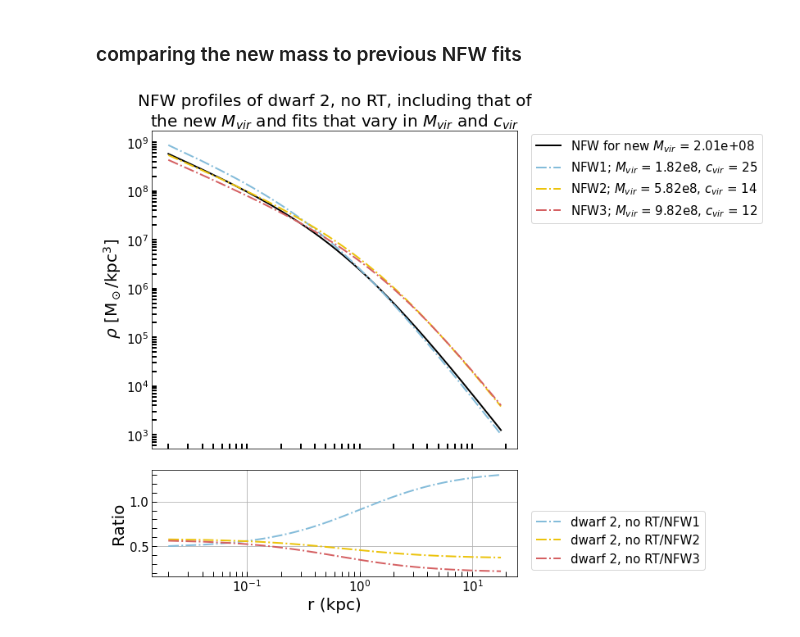
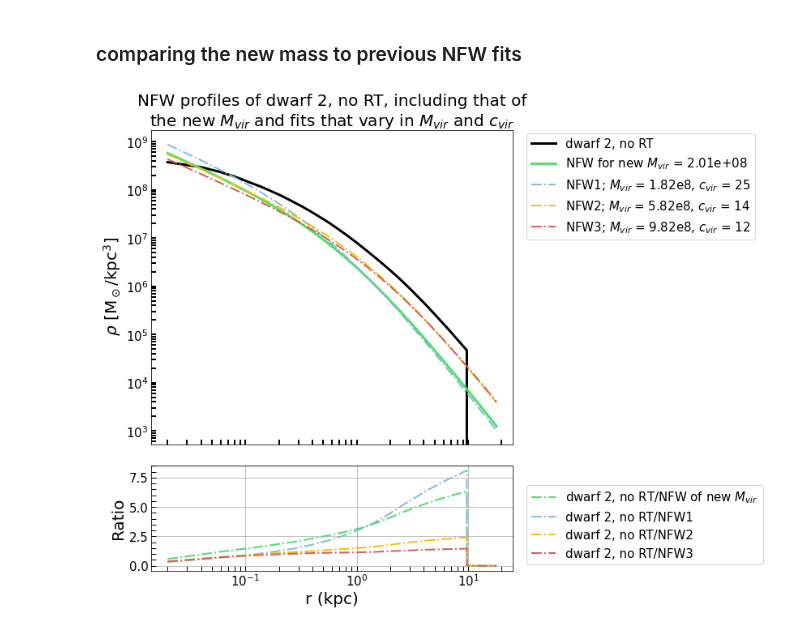
Before and after one commit to nguyenbinh1612/Binh_UFD, a Jupyter notebook: average-fit-NFW-dwarf2.ipynb, the cells around one changed output. Drawn from its saved outputs; the diff is of its cells as text; code cells hidden in the pictures.

```diff
--- a/average-fit-NFW-dwarf2.ipynb
+++ b/average-fit-NFW-dwarf2.ipynb
@@ -208,6 +208,10 @@ plt.show()
 # %% [markdown]
 ### comparing the new mass to previous NFW fits
 # %%
+# extend the density profile array so it's as long as the extended array
+how_much_is_extended = np.size(extended_array) - np.size(density_profile300_noRT)
+density_profile300_noRT = np.concatenate([density_profile300_noRT, np.zeros(how_much_is_extended)])
+
 # taking in the values
 NFW_for_new_Mvir = NFW_Z(new_Mvir)
 NFW_1 = NFW_Z(1.82e8)
@@ -223,8 +227,9 @@ ax1 = plt.subplot(gs[1]) # bottom plot
 
 fig.subplots_adjust(hspace=0.1)
 
-ax0.loglog(extended_array, NFW_for_new_Mvir.rho(0.024, extended_array), 'black', lw=2, label="NFW for new $M_{vir}$ = " + \
-           str(format(new_Mvir, '.2e')))
+ax0.loglog(extended_array, density_profile300_noRT, 'black', lw=3, label="dwarf 2, no RT")
+ax0.loglog(extended_array, NFW_for_new_Mvir.rho(0.024, extended_array), '#53DD6C', lw=3, \
+           label="NFW for new $M_{vir}$ = " + str(format(new_Mvir, '.2e')))
 ax0.loglog(extended_array, NFW_1.rho(0.024, extended_array, c = 25), '#84BCDA', lw=2, linestyle='-.', \
           label="NFW1; $M_{vir}$ = 1.82e8, $c_{vir}$ = 25")
 ax0.loglog(extended_array, NFW_2.rho(0.024, extended_array, c = 14), '#ECC30B', lw=2, linestyle='-.', \
@@ -232,34 +237,36 @@ ax0.loglog(extended_array, NFW_2.rho(0.024, extended_array, c = 14), '#ECC30B',
 ax0.loglog(extended_array, NFW_2.rho(0.024, extended_array, c = 12), '#D56062', lw=2, linestyle='-.', \
           label="NFW3; $M_{vir}$ = 9.82e8, $c_{vir}$ = 12")
 
 ax0.legend(bbox_to_anchor=(1.02, 1.01), loc='upper left')
 
-ax1.plot(extended_array, NFW_for_new_Mvir.rho(0.024, extended_array) / NFW_1.rho(0.024, extended_array, c = 30), \
+ax1.plot(extended_array, density_profile300_noRT / NFW_for_new_Mvir.rho(0.130, extended_array), \
+         '#53DD6C', linestyle='-.', lw=2, label="dwarf 2, no RT/NFW of new $M_{vir}$")
+ax1.plot(extended_array, density_profile300_noRT / NFW_1.rho(0.024, extended_array, c = 30), \
          '#84BCDA', linestyle='-.', lw=2, label="dwarf 2, no RT/NFW1")
-ax1.plot(extended_array, NFW_for_new_Mvir.rho(0.024, extended_array) / NFW_2.rho(0.024, extended_array, c = 21), \
+ax1.plot(extended_array, density_profile300_noRT / NFW_2.rho(0.024, extended_array, c = 21), \
          '#ECC30B', linestyle='-.', lw=2, label="dwarf 2, no RT/NFW2")
-ax1.plot(extended_array, NFW_for_new_Mvir.rho(0.024, extended_array) / NFW_3.rho(0.024, extended_array, c = 19), \
+ax1.plot(extended_array, density_profile300_noRT / NFW_3.rho(0.024, extended_array, c = 19), \
          '#D56062', linestyle='-.', lw=2, label="dwarf 2, no RT/NFW3")
 
 ax1.legend(bbox_to_anchor=(1.02, 0), loc='lower left')
 
 ax0.minorticks_on()
 
 ax0.set_title('NFW profiles of dwarf 2, no RT, including that of\nthe new $M_{vir}$ and fits that vary in $M_{vir}$ and $c_{vir}$', \
               fontsize=20)
 ax0.set_xticklabels([]) # ignore the x label
 ax0.set_ylabel(r' $\rho$ [M$_\odot$/kpc$^3$] ', fontsize=20)
 ax0.tick_params(axis='both', which='both', direction='in',length=6, width=2)
 
 plt.xscale('log')
 
 ax1.set_ylabel('Ratio',fontsize=20)
 ax1.set_xlabel('r (kpc)', fontsize=20)
 
 ax1.grid()
 ax1.minorticks_on()
 ax1.tick_params(axis='both', which='both', direction='in',length=6, width=1)
 
 plt.rcParams.update({'font.size': 15})
 # %% [output]
-[figure, old version]
+[figure, new version]
```
